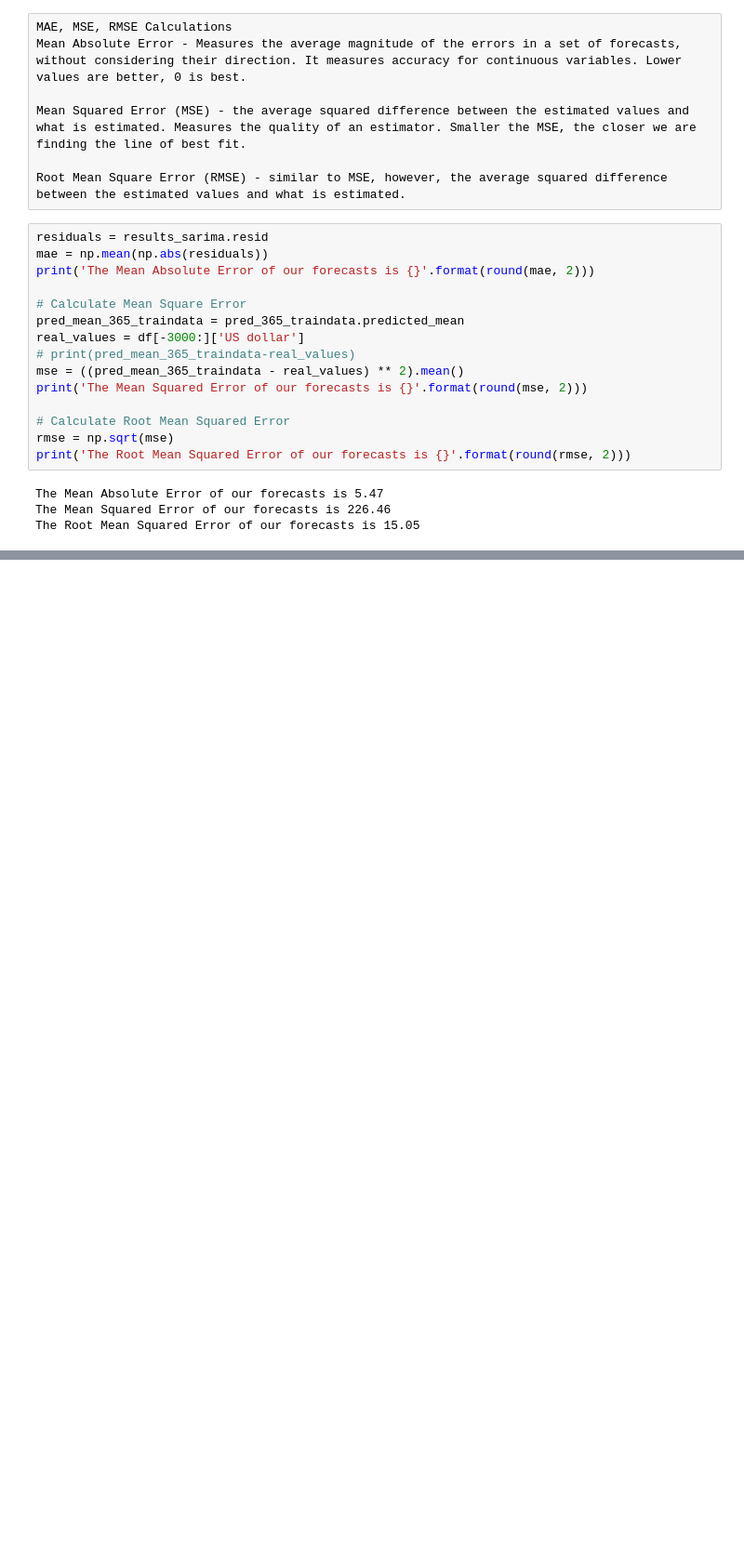
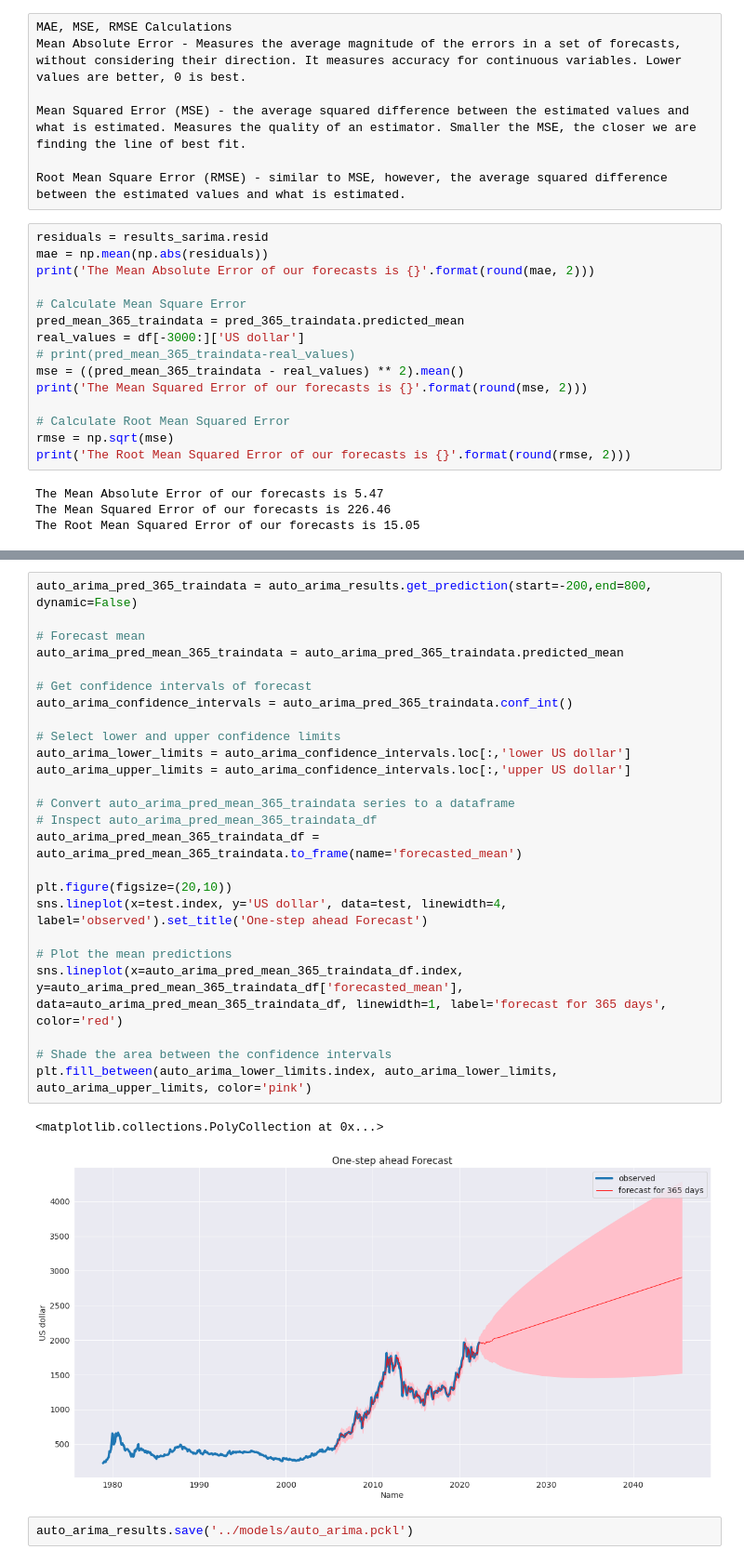
Before and after one commit to ahmadmustafaanis/Gold-Price-Prediction-API, a Jupyter notebook: src/GoldPricePredictor.ipynb, the cells around one changed output, grey strips where cells are left out. Shown at 93% size. Drawn from its saved outputs; the diff is of its cells as text; blank space fills up the shorter version.

```diff
--- a/src/GoldPricePredictor.ipynb
+++ b/src/GoldPricePredictor.ipynb
@@ -888,0 +865,30 @@ auto_arima_results.save('../models/auto_arima.pckl')
+# %%
+auto_arima_pred_365_traindata = auto_arima_results.get_prediction(start=-200,end=800, dynamic=False)
+
+# Forecast mean
+auto_arima_pred_mean_365_traindata = auto_arima_pred_365_traindata.predicted_mean
+
+# Get confidence intervals of forecast
+auto_arima_confidence_intervals = auto_arima_pred_365_traindata.conf_int()
+
+# Select lower and upper confidence limits
+auto_arima_lower_limits = auto_arima_confidence_intervals.loc[:,'lower US dollar']
+auto_arima_upper_limits = auto_arima_confidence_intervals.loc[:,'upper US dollar']
+
+# Convert auto_arima_pred_mean_365_traindata series to a dataframe
+# Inspect auto_arima_pred_mean_365_traindata_df
+auto_arima_pred_mean_365_traindata_df = auto_arima_pred_mean_365_traindata.to_frame(name='forecasted_mean')
+
+plt.figure(figsize=(20,10))
+sns.lineplot(x=test.index, y='US dollar', data=test, linewidth=4, label='observed').set_title('One-step ahead Forecast')
+
+# Plot the mean predictions
+sns.lineplot(x=auto_arima_pred_mean_365_traindata_df.index, y=auto_arima_pred_mean_365_traindata_df['forecasted_mean'], data=auto_arima_pred_mean_365_traindata_df, linewidth=1, label='forecast for 365 days', color='red')
+
+# Shade the area between the confidence intervals
+plt.fill_between(auto_arima_lower_limits.index, auto_arima_lower_limits, auto_arima_upper_limits, color='pink')
+# %% [output]
+<matplotlib.collections.PolyCollection at 0x...>
+[figure, added]
+# %%
+auto_arima_results.save('../models/auto_arima.pckl')
```
Also changed, not shown: parts of 18 cells of this notebook, 3 other files.
